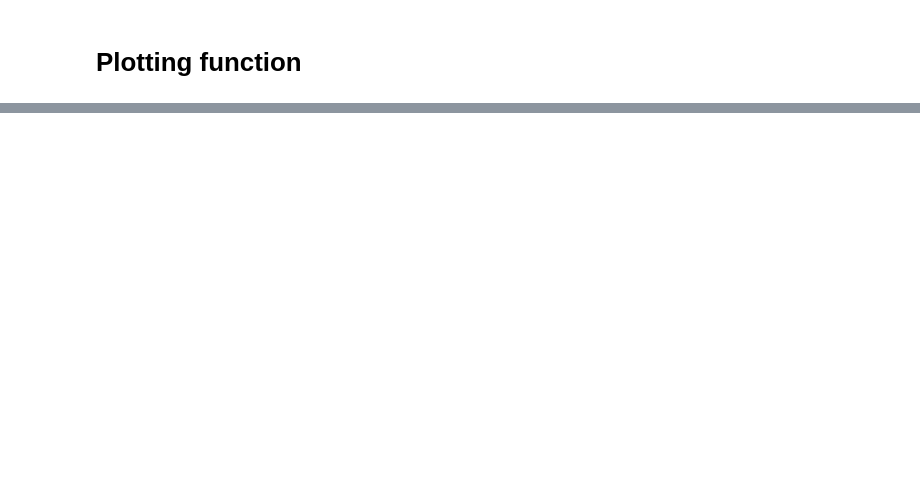
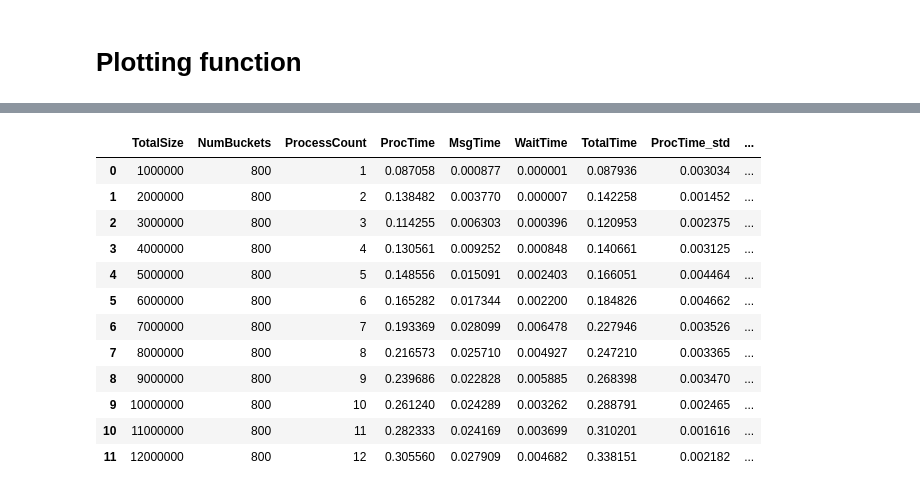
Before and after one commit to GilbertoCunha/ParallelComputing, a Jupyter notebook: Trabalho3/DataAnalysis.ipynb, the cells around one changed output, grey strips where cells are left out. Drawn from its saved outputs; the diff is of its cells as text; code cells hidden in the pictures; blank space fills up the shorter version.

```diff
--- a/Trabalho3/DataAnalysis.ipynb
+++ b/Trabalho3/DataAnalysis.ipynb
@@ -173,0 +182,46 @@ plot_slice(data, slice_dict, "ProcessCount", "TotalTimeGain", "Gain with process
+# %%
+weak = pd.read_csv("weak.csv")
+
+# Program parameters and metrics
+parameters = ["TotalSize", "NumBuckets", "ProcessCount"]
+metrics = ["ProcTime", "MsgTime", "WaitTime", "TotalTime"]
+
+# Get means and stds of all runs
+weakMeans = weak.groupby(parameters).mean().reset_index()
+weakStds = weak.groupby(parameters).std().reset_index()
+
+# Add everything to one dataframe
+for col in metrics:
+    newcol = col + "_std"
+    gaincol = col + "Efficiency"
+    gainstdcol = gaincol + "_std"
+    weakMeans[newcol] = weakStds[col]
+
+    base = float(weakMeans[weakMeans["ProcessCount"] == 1][col])
+    basestd = float(weakMeans[weakMeans["ProcessCount"] == 1][newcol])
+    # weakMeans[gaincol] = weakMeans["ProcessCount"] * base / weakMeans[col]
+    # weakMeans[gainstdcol] = weakMeans["ProcessCount"] * np.sqrt( (basestd / weakMeans[col])**2 + (base * weakMeans[newcol] / weakMeans[col])**2 )
+    weakMeans[gaincol] = base / weakMeans[col]
+    weakMeans[gainstdcol] = np.sqrt( (basestd / weakMeans[col])**2 + (base * weakMeans[newcol] / weakMeans[col])**2 )
+
+weak = weakMeans
+
+# Gather everything back
+del weakMeans
+del weakStds
+# %%
+weak
+# %% [output]
+|  | TotalSize | NumBuckets | ProcessCount | ProcTime | MsgTime | WaitTime | TotalTime | ProcTime_std | ... |
+| 0 | 1000000 | 800 | 1 | 0.087058 | 0.000877 | 0.000001 | 0.087936 | 0.003034 | ... |
+| 1 | 2000000 | 800 | 2 | 0.138482 | 0.003770 | 0.000007 | 0.142258 | 0.001452 | ... |
+| 2 | 3000000 | 800 | 3 | 0.114255 | 0.006303 | 0.000396 | 0.120953 | 0.002375 | ... |
+| 3 | 4000000 | 800 | 4 | 0.130561 | 0.009252 | 0.000848 | 0.140661 | 0.003125 | ... |
+| 4 | 5000000 | 800 | 5 | 0.148556 | 0.015091 | 0.002403 | 0.166051 | 0.004464 | ... |
+| 5 | 6000000 | 800 | 6 | 0.165282 | 0.017344 | 0.002200 | 0.184826 | 0.004662 | ... |
+| 6 | 7000000 | 800 | 7 | 0.193369 | 0.028099 | 0.006478 | 0.227946 | 0.003526 | ... |
+| 7 | 8000000 | 800 | 8 | 0.216573 | 0.025710 | 0.004927 | 0.247210 | 0.003365 | ... |
+| 8 | 9000000 | 800 | 9 | 0.239686 | 0.022828 | 0.005885 | 0.268398 | 0.003470 | ... |
+| 9 | 10000000 | 800 | 10 | 0.261240 | 0.024289 | 0.003262 | 0.288791 | 0.002465 | ... |
+| 10 | 11000000 | 800 | 11 | 0.282333 | 0.024169 | 0.003699 | 0.310201 | 0.001616 | ... |
+| 11 | 12000000 | 800 | 12 | 0.305560 | 0.027909 | 0.004682 | 0.338151 | 0.002182 | ... |
```
Also changed, not shown: parts of 7 cells of this notebook, 2 other files.
